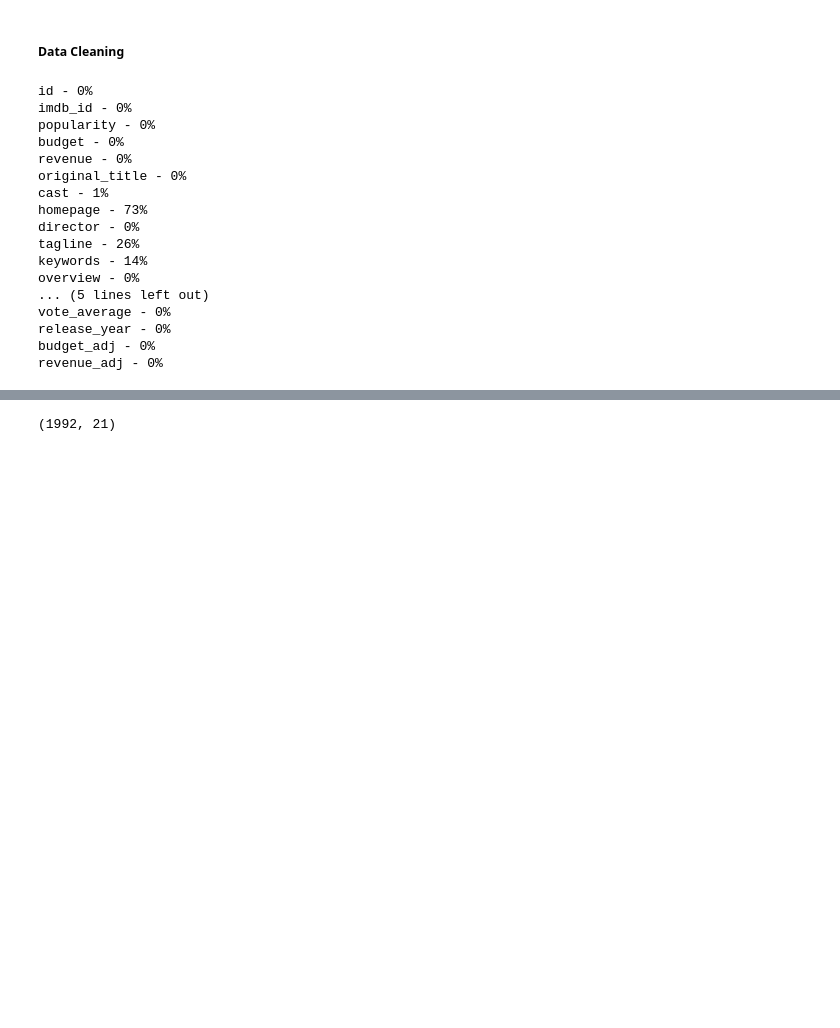
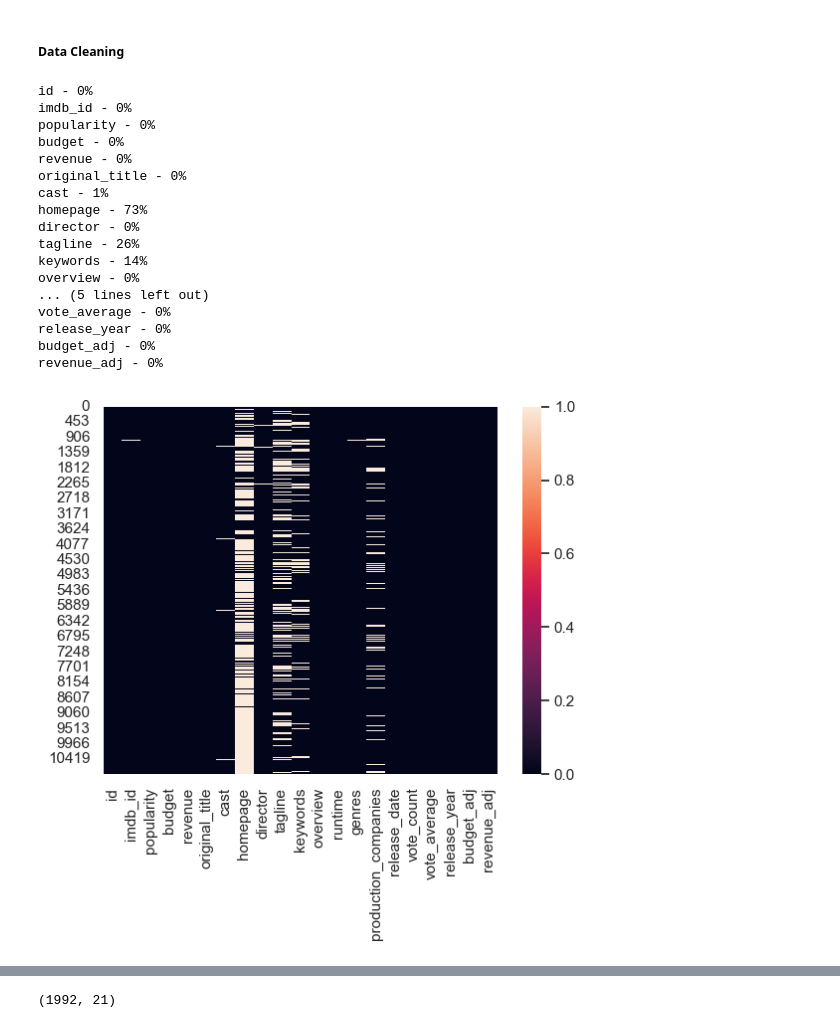
Before and after one commit to adgehTech/Movie_Analysis, a Jupyter notebook: movie_analysis.ipynb, the cells around one changed output, grey strips where cells are left out. Saved outputs shown, nothing was run; the diff lists cells and outputs as text; code cells hidden in the pictures; blank space fills up the shorter version.

```diff
--- a/movie_analysis.ipynb
+++ b/movie_analysis.ipynb
@@ -134,27 +134,32 @@ memory usage: 1.7+ MB
 # %%
 # Let us see if there is missing datas
 
 for col in movie_data.columns:
     pct_missing = np.mean(movie_data[col].isnull())
     print('{} - {}%'.format(col, round(pct_missing*100)))
+
+# visualize raw data
+sns.heatmap(movie_data.isnull())
+plt.show()
 # %% [output]
 id - 0%
 imdb_id - 0%
 popularity - 0%
 budget - 0%
 revenue - 0%
 original_title - 0%
 cast - 1%
 homepage - 73%
 director - 0%
 tagline - 26%
 keywords - 14%
 overview - 0%
 ... (5 lines left out)
 vote_average - 0%
 release_year - 0%
 budget_adj - 0%
 revenue_adj - 0%
+[figure, added]
 # %%
 #  If the missing values are few and scattered, you may choose to drop the rows with missing values.
 # remove null values from dataset
```
Also changed, not shown: parts of 1 cell of this notebook.
